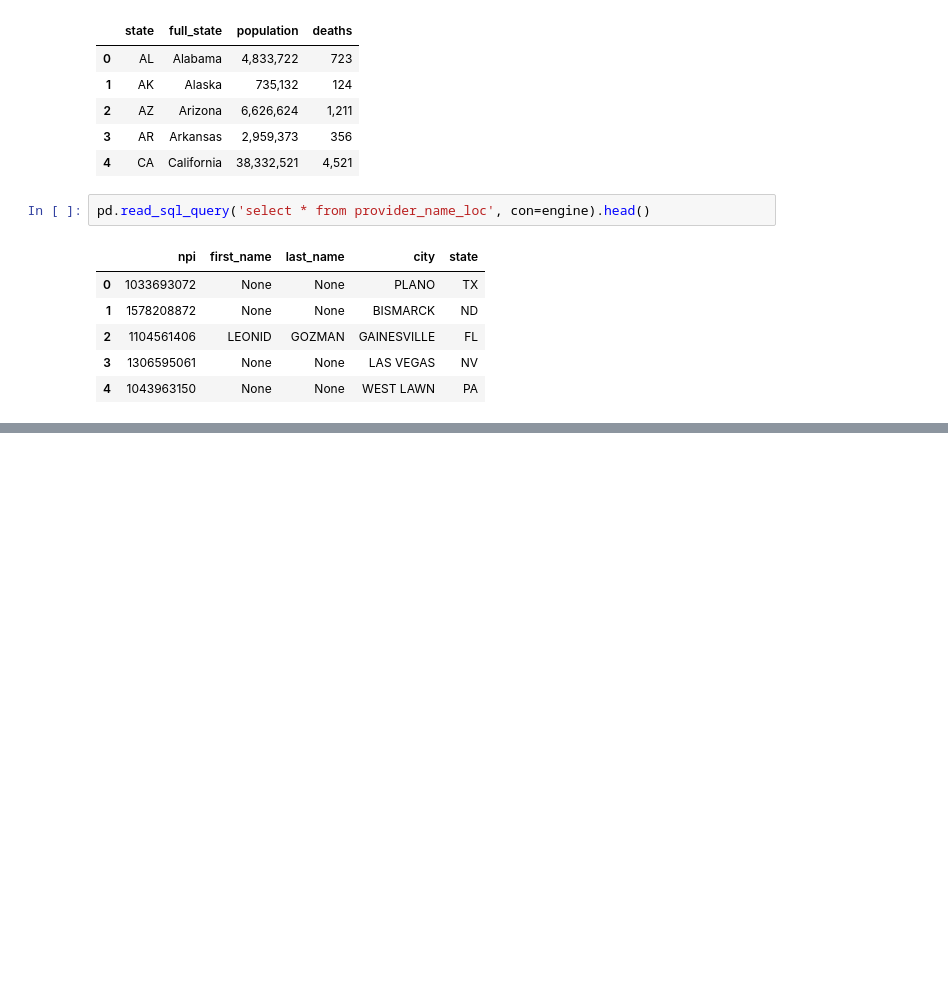
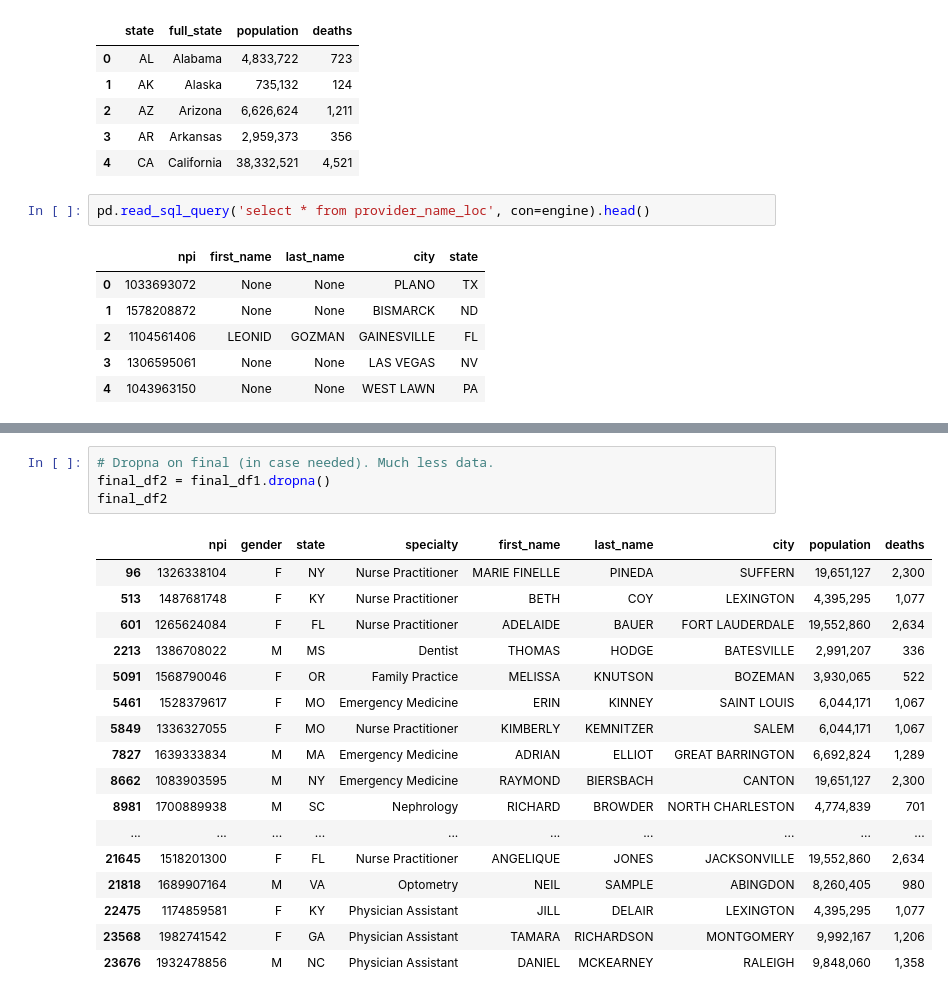
Before and after one commit to Mcusac/Project-2, a Jupyter notebook: Notebook.ipynb, the cells around one changed output, grey strips where cells are left out. Cells and saved outputs as stored; diff of their text form; blank space fills up the shorter version.

```diff
--- a/Notebook.ipynb
+++ b/Notebook.ipynb
@@ -189,0 +204,22 @@ pd.read_sql_query(
+# %%
+# Dropna on final (in case needed). Much less data.
+final_df2 = final_df1.dropna()
+final_df2
+# %% [output]
+|  | npi | gender | state | specialty | first_name | last_name | city | population | deaths |
+| 96 | 1326338104 | F | NY | Nurse Practitioner | MARIE FINELLE | PINEDA | SUFFERN | 19,651,127 | 2,300 |
+| 513 | 1487681748 | F | KY | Nurse Practitioner | BETH | COY | LEXINGTON | 4,395,295 | 1,077 |
+| 601 | 1265624084 | F | FL | Nurse Practitioner | ADELAIDE | BAUER | FORT LAUDERDALE | 19,552,860 | 2,634 |
+| 2213 | 1386708022 | M | MS | Dentist | THOMAS | HODGE | BATESVILLE | 2,991,207 | 336 |
+| 5091 | 1568790046 | F | OR | Family Practice | MELISSA | KNUTSON | BOZEMAN | 3,930,065 | 522 |
+| 5461 | 1528379617 | F | MO | Emergency Medicine | ERIN | KINNEY | SAINT LOUIS | 6,044,171 | 1,067 |
+| 5849 | 1336327055 | F | MO | Nurse Practitioner | KIMBERLY | KEMNITZER | SALEM | 6,044,171 | 1,067 |
+| 7827 | 1639333834 | M | MA | Emergency Medicine | ADRIAN | ELLIOT | GREAT BARRINGTON | 6,692,824 | 1,289 |
+| 8662 | 1083903595 | M | NY | Emergency Medicine | RAYMOND | BIERSBACH | CANTON | 19,651,127 | 2,300 |
+| 8981 | 1700889938 | M | SC | Nephrology | RICHARD | BROWDER | NORTH CHARLESTON | 4,774,839 | 701 |
+| ... | ... | ... | ... | ... | ... | ... | ... | ... | ... |
+| 21645 | 1518201300 | F | FL | Nurse Practitioner | ANGELIQUE | JONES | JACKSONVILLE | 19,552,860 | 2,634 |
+| 21818 | 1689907164 | M | VA | Optometry | NEIL | SAMPLE | ABINGDON | 8,260,405 | 980 |
+| 22475 | 1174859581 | F | KY | Physician Assistant | JILL | DELAIR | LEXINGTON | 4,395,295 | 1,077 |
+| 23568 | 1982741542 | F | GA | Physician Assistant | TAMARA | RICHARDSON | MONTGOMERY | 9,992,167 | 1,206 |
+| 23676 | 1932478856 | M | NC | Physician Assistant | DANIEL | MCKEARNEY | RALEIGH | 9,848,060 | 1,358 |
```
Also changed, not shown: parts of 3 cells of this notebook, 1 other file.
